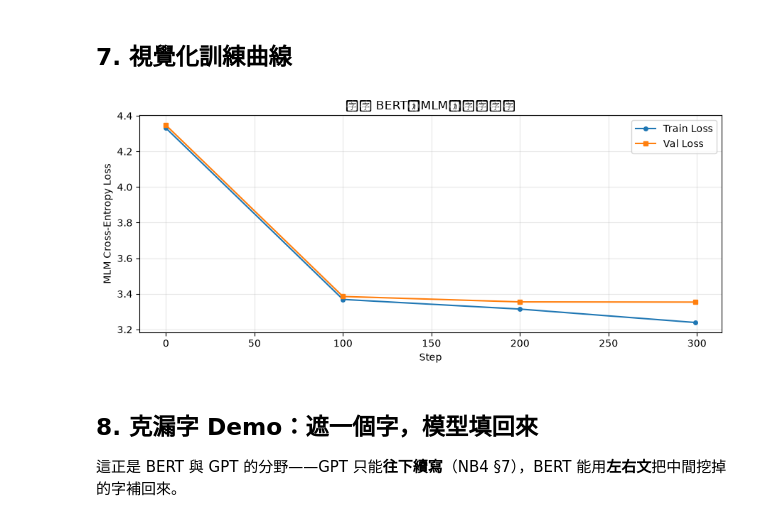
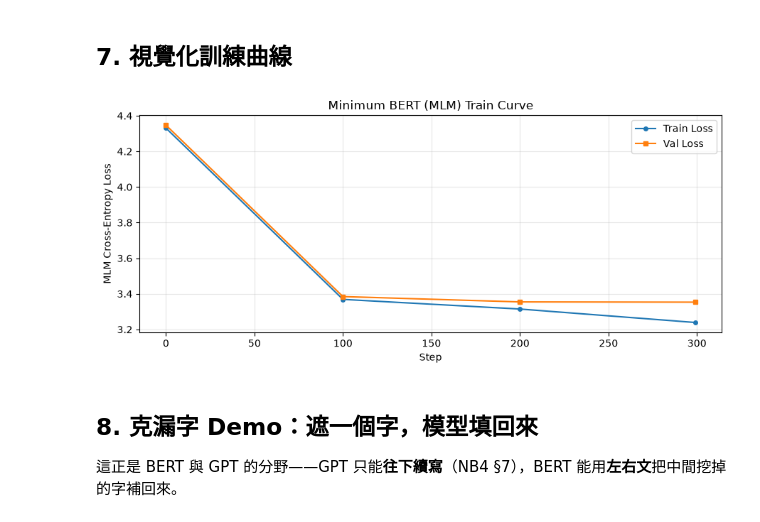
Before and after one commit to billy1125/Learning-Transformer, a Jupyter notebook: notebooks/NB5-bert-mlm.ipynb, the cells around one changed output. Cells and saved outputs as stored; diff of their text form; code cells hidden in the pictures.

```diff
--- a/notebooks/NB5-bert-mlm.ipynb
+++ b/notebooks/NB5-bert-mlm.ipynb
@@ -334,15 +334,15 @@ print('\n訓練完成 ✓')
 # %%
 import matplotlib.pyplot as plt
 
 plt.figure(figsize=(9, 4))
 plt.plot(steps_log, train_losses, label='Train Loss', marker='o', markersize=4)
 plt.plot(steps_log, val_losses,   label='Val Loss',   marker='s', markersize=4)
 plt.xlabel('Step'); plt.ylabel('MLM Cross-Entropy Loss')
-plt.title('最小 BERT（MLM）訓練曲線')
+plt.title('Minimum BERT (MLM) Train Curve')
 plt.legend(); plt.grid(True, alpha=0.3); plt.tight_layout()
 plt.show()
 # %% [output]
-[figure, old version]
+[figure, new version]
 # %% [markdown]
 ## 8. 克漏字 Demo：遮一個字，模型填回來
 
```
Also changed, not shown: parts of 4 cells of this notebook, 3 other files.
